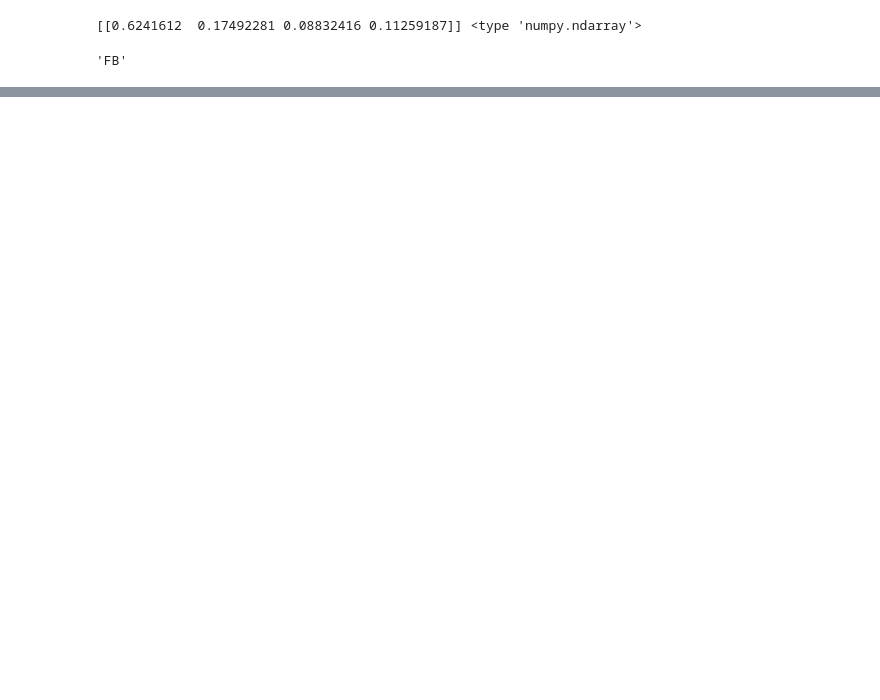
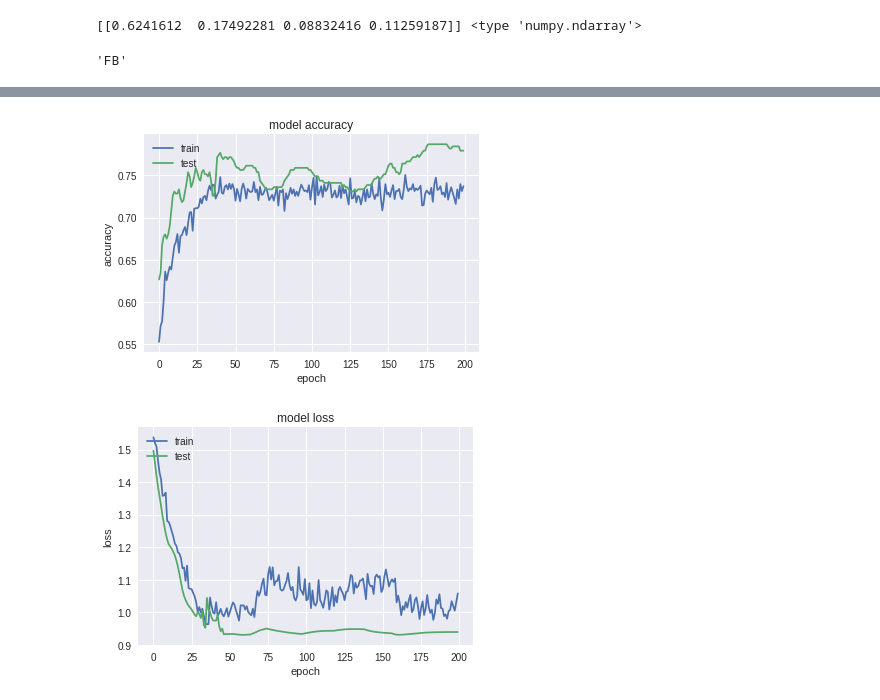
Before and after one commit to yashchoubey/test-ml, a Jupyter notebook: HOTEL/hotel.ipynb, the cells around one changed output, grey strips where cells are left out. Cells and saved outputs as stored; diff of their text form; code cells hidden in the pictures; blank space fills up the shorter version.

```diff
--- a/HOTEL/hotel.ipynb
+++ b/HOTEL/hotel.ipynb
@@ -5,9 +23,6 @@
 import pandas as pd
 import numpy as np
 import re
-df = pd.read_csv('/home/yash/Downloads/dataset.csv',sep=",",header=None ,names=['sentence','type'])
+df = pd.read_csv('dataset.csv',sep=",",header=None ,names=['sentence','type'])
 
-print df.head()
-# df.apply(str)
-# type(df['sentence'][0])
-# embedding_matrix=np.load("my_matrix.dat")
+embedding_matrix=np.load("embd.dat")
@@ -97,24 +103,25 @@ model.add(Embedding(len(word_index)+1,
                             weights=[embedding_matrix],
                             input_length=MAX_SEQUENCE_LENGTH,
                             trainable=False))
-# model.add(embedding_layer)
 
 model.add(LSTM(256,
                return_sequences=True,
-               dropout=0.4,
-               recurrent_dropout=0.4,
+               dropout=0.5,
+               recurrent_dropout=0.5,
                activation='relu',
-               kernel_regularizer=regularizers.l2(0.001)))#,activity_regularizer=regularizers.l1(0.01)))
+               kernel_regularizer=regularizers.l2(0.001))),
+               # activity_regularizer=regularizers.l1(0.01)))
 
 model.add(LSTM(128,
                dropout=0.4,
+               #return_sequences=True,
                recurrent_dropout=0.4,
                activation='relu',
-               kernel_regularizer=regularizers.l2(0.001)))#,activity_regularizer=regularizers.l1(0.01)))
+               kernel_regularizer=regularizers.l2(0.001)))
 
 #model.add(LSTM(256, dropout_U=0.5, dropout_W=0.5, activation='relu', kernel_regularizer=l2_reg))
 model.add(Dense(4,activation='softmax'))#,kernel_regularizer=regularizers.l2(0.01), activity_regularizer=regularizers.l1(0.01)))
-rmsprop = optimizers.Adam(lr=0.01, beta_1=0.9, beta_2=0.999)
+rmsprop = optimizers.Adam(lr=0.001, beta_1=0.9, beta_2=0.999)
 model.compile(loss = 'categorical_crossentropy', optimizer=rmsprop,metrics = ['accuracy'])
 model.summary()
 # %% [output]
@@ -137,8 +144,8 @@ _________________________________________________________________
 
 reduce_lr = ReduceLROnPlateau(monitor='val_loss', factor=0.1,patience=5, min_lr=0.0001, cooldown=5)
 history=model.fit(x_train, y_train,
-          batch_size=128,
-          epochs=2,
+          batch_size=1575,
+          epochs=200,
           verbose=1,
           callbacks=[reduce_lr],
           validation_data=(x_test, y_test))
@@ -165,0 +188,21 @@ print("Accuracy :",model.evaluate(x_test,y_test))
+# %%
+import matplotlib.pyplot as plt
+
+%matplotlib inline
+plt.plot(history.history['acc'])
+plt.plot(history.history['val_acc'])
+plt.title('model accuracy')
+plt.ylabel('accuracy')
+plt.xlabel('epoch')
+plt.legend(['train', 'test'], loc='upper left')
+plt.show()
+plt.plot(history.history['loss'])
+plt.plot(history.history['val_loss'])
+plt.title('model loss')
+plt.ylabel('loss')
+plt.xlabel('epoch')
+plt.legend(['train', 'test'], loc='upper left')
+plt.show()
+# %% [output]
+[figure, added]
+[figure, added]
```
Also changed, not shown: parts of 11 cells of this notebook.
